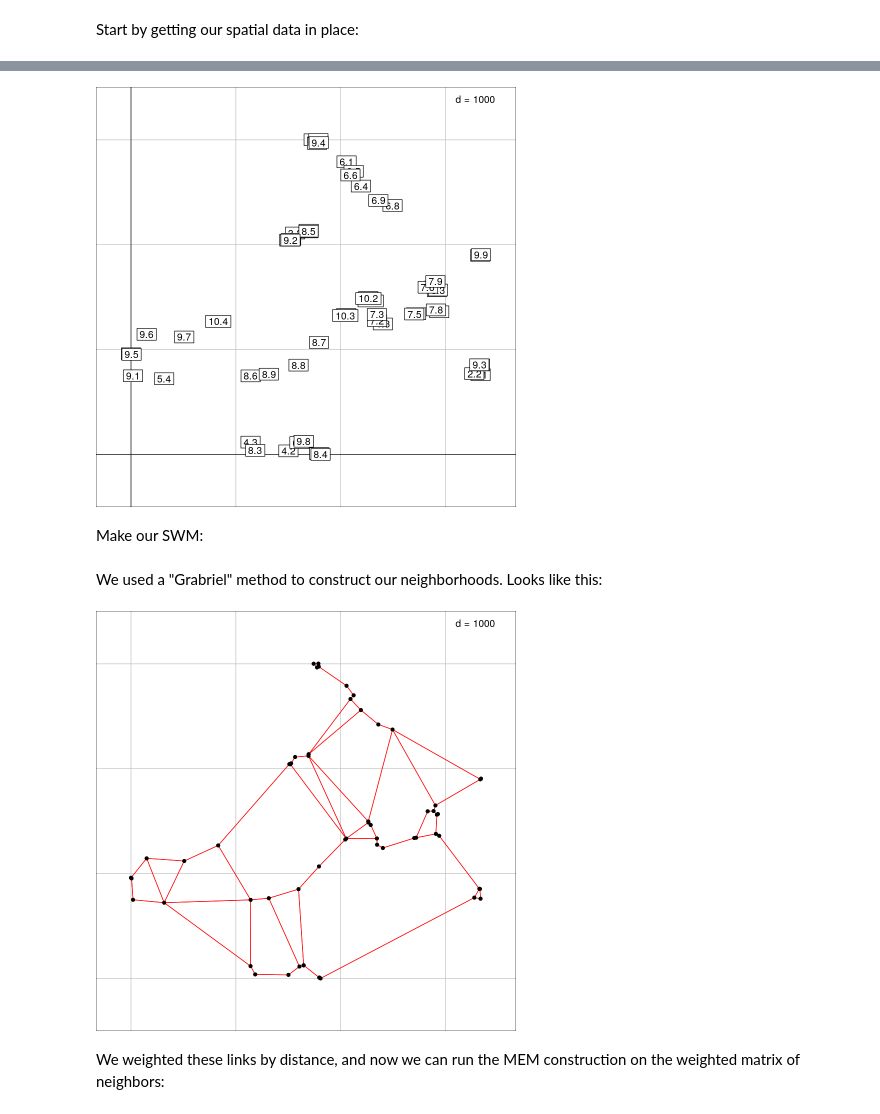
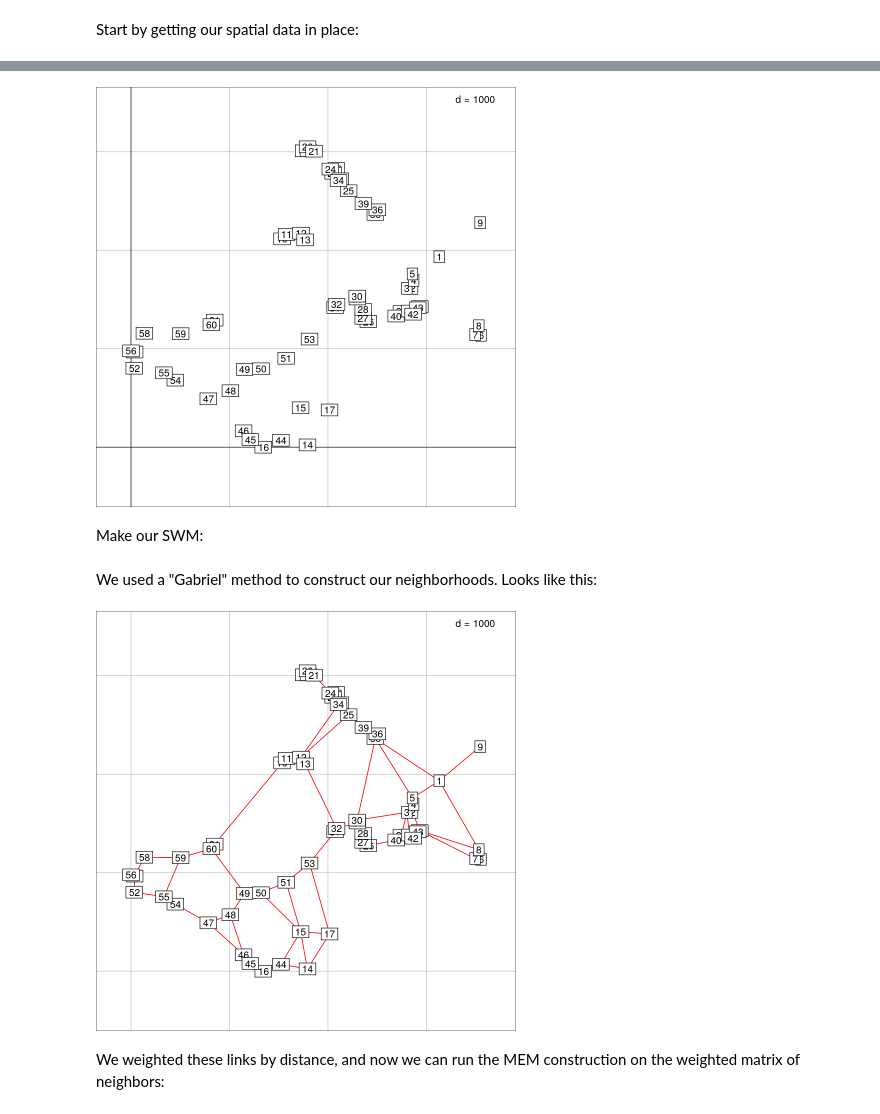
Before and after one commit to danchurch/losCedrosTrees, a Jupyter notebook: anaData/MariscalDataExploration.ipynb, the cells around one changed output, grey strips where cells are left out. Drawn from its saved outputs; the diff is of its cells as text; code cells hidden in the pictures.

Commit message:
correcting coordinates

```diff
--- a/anaData/MariscalDataExploration.ipynb
+++ b/anaData/MariscalDataExploration.ipynb
@@ -881,12 +881,21 @@ Checking rgeos availability: TRUE
 # %% [markdown]
 Start by getting our spatial data in place:
 # %%
-pts <- read.csv('subParcelSpatial.csv')
+## get data:
+pts <- read.csv('finalReport2012Coords.csv')[,-2]
+pts <- pts[order(pts$PsubP),]
 env <- read.csv('envOnly.csv')
+comM <- read.csv('subParcelComm.csv', row.names="PsubP")
+comM <- comM[order(as.numeric(rownames(comM))),]
 ## are these in order?
+all(rownames(comM) == env$PsubP)
 all(env == env[order(env$PsubP),])
 all(pts == pts[order(pts$PsubP),])
 all(pts$PsubP == env$PsubP)
+all(env == env[order(env$PsubP),])
+all(pts == pts[order(pts$PsubP),])
+all(pts$PsubP == env$PsubP)
+## looks good.
 # %% [output]
 [1] TRUE
 [1] TRUE
@@ -894,17 +907,13 @@ all(pts$PsubP == env$PsubP)
 # %%
-ptsMat <- as.matrix(pts[,2:3])
-
-set.seed=1
-pJ <- jitter(ptsMat, amount=10)
-## not working - what if we bring everything closer to axes?
+pJ <- as.matrix(pts[,2:3])
+colnames(ptsMat) <- c('x','y')
 mx <- min(pJ[,1])
 my <- min(pJ[,2])
 pJ <- cbind(pJ[,1] - mx, pJ[,2] - my)
-colnames(pJ) <- c('x','y')
-
-s.label(pJ, labels=pts$PsubP)
+## sanity plot check:
+s.label(pJ)
 # %% [output]
-[figure, old version]
+[figure, new version]
 # %% [markdown]
 Make our SWM:
 # %%
@@ -917,11 +926,11 @@ fdist <- lapply(distnb, function(x) 1 - x/max(dist(pJ)))
 ## combine nb and fdist:
 lw <- nb2listw(nb, style = 'W', glist = fdist, zero.policy = TRUE)
 # %% [markdown]
-We used a "Grabriel" method to construct our neighborhoods. Looks like this:
+We used a "Gabriel" method to construct our neighborhoods. Looks like this:
 # %%
 s.label(pJ, nb=nb, pnb.edge.col='red')
 # %% [output]
-[figure, old version]
+[figure, new version]
 # %% [markdown]
 We weighted these links by distance, and now we can run the MEM construction on the weighted matrix of neighbors:
 # %%
```
Also changed, not shown: parts of 16 cells of this notebook, 9 other files.
